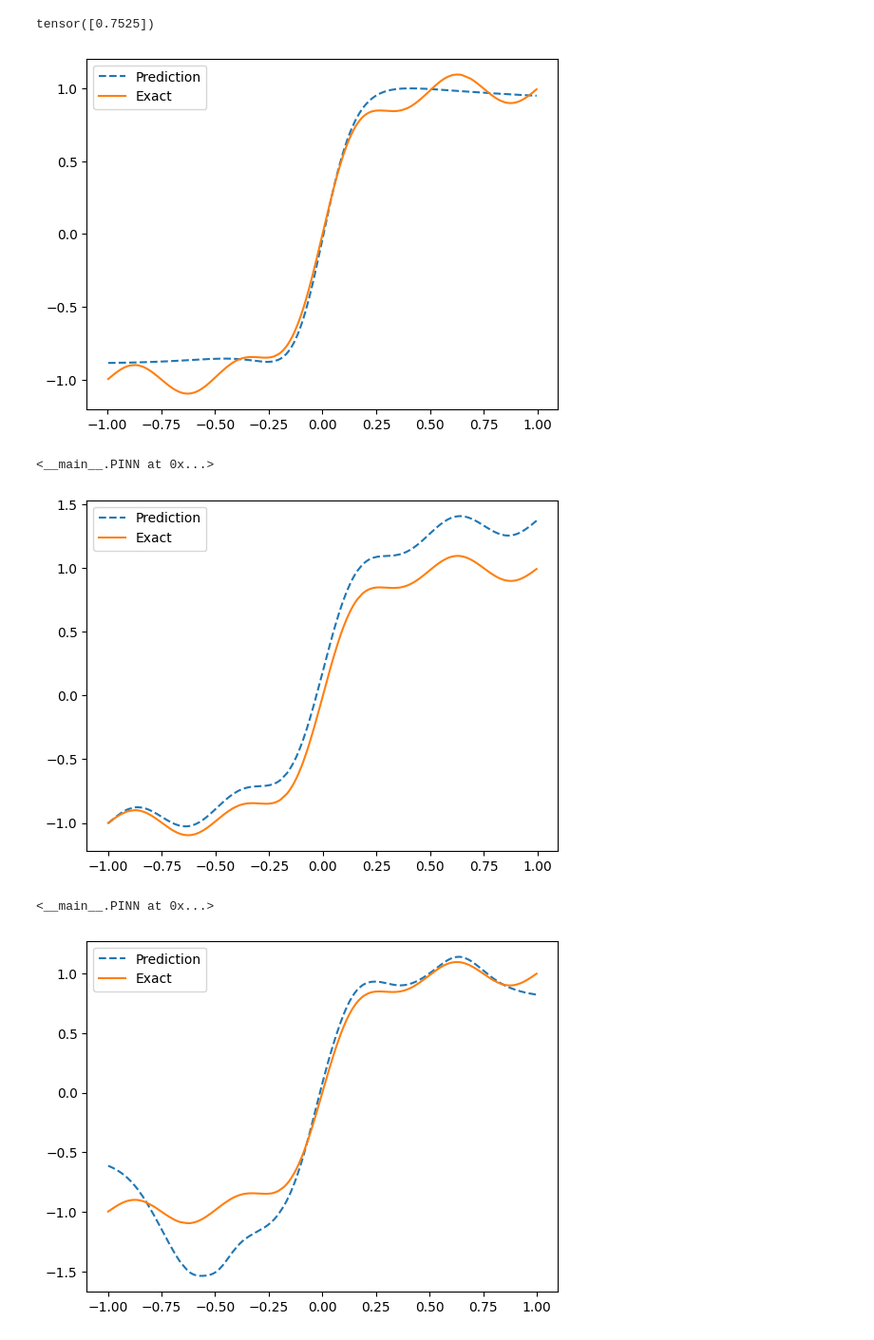
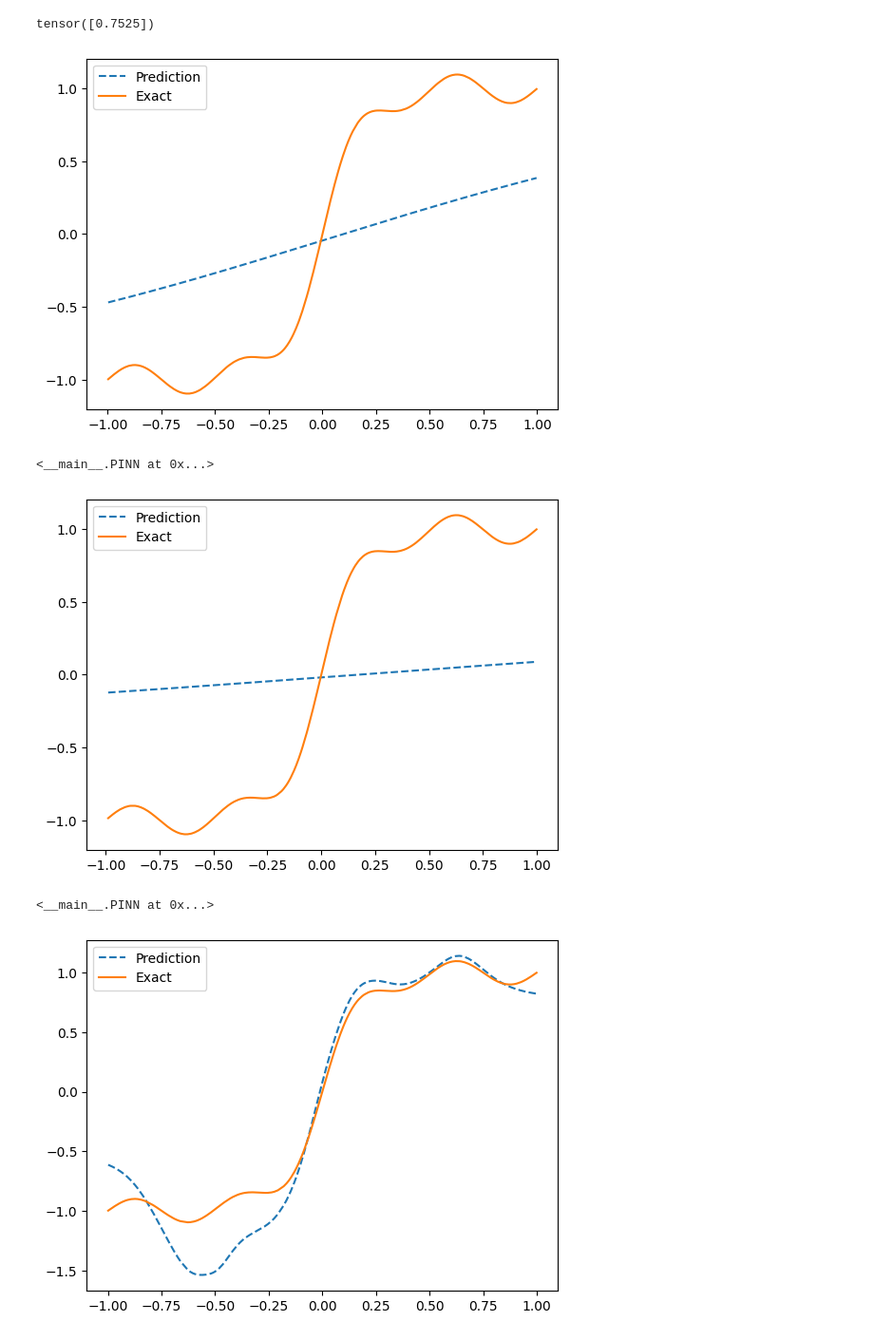
Before and after one commit to Mohammed-khlifi/NeuralPDE-Solver, a Jupyter notebook: main.ipynb, the cells around one changed output. Shown at 95% size. Cells and saved outputs as stored; diff of their text form; code cells hidden in the pictures.

```diff
--- a/main.ipynb
+++ b/main.ipynb
@@ -146,7 +146,16 @@ class PINN:
 
     def build_model(self, input_size, output_size, hidden, layers):
         model = Net(input_size, output_size, hidden, layers).to(self.device)
+        self.initialize_weights(model)
         return model
+
+    def initialize_weights(self, model):
+        for m in model.modules():
+            if isinstance(m, nn.Linear):
+                # Initialize weights with Xavier uniform distribution
+                nn.init.xavier_uniform_(m.weight)
+                if m.bias is not None:
+                    nn.init.zeros_(m.bias)
 
     def derivation(self, u, x, order=1):
         for _ in range(order):
@@ -1067,14 +1076,14 @@ domaine = [-1,1]
 
 solver = Solver()
 # %%
-solver.solve(dimensions =1 ,domaine= domaine , source_function= f, u_exact=u_exact , operator= operator , epochs = 100 , num_points = 100, n_test = 500 , adaptive_weights = False , adaptive_collocation = False , lr = 0.001, plot = True , layers= 3 , watch = False)
+solver.solve(dimensions =1 ,domaine= domaine , source_function= f, u_exact=u_exact , operator= operator , epochs = 1 , num_points = 100, n_test = 500 , adaptive_weights = False , adaptive_collocation = False , lr = 0.001, plot = True , layers= 3 , watch = False)
 # %% [output]
-[figure, old version]
+[figure, new version]
 <__main__.PINN at 0x...>
 # %%
-solver.solve(dimensions =1 ,domaine= domaine , source_function= f , operator= operator , epochs = 1000 , num_points = 100, n_test = 500 , adaptive_weights = False , adaptive_collocation = True , lr = 0.001, plot = True , layers= 3 , watch = False)
+solver.solve(dimensions =1 ,domaine= domaine , source_function= f , operator= operator, u_exact= u_exact , epochs = 1 , num_points = 100, n_test = 500 , adaptive_weights = False , adaptive_collocation = True , lr = 0.001, plot = True , layers= 3 , watch = False)
 # %% [output]
-[figure, old version]
+[figure, new version]
 <__main__.PINN at 0x...>
 # %%
 solver.solve(dimensions =1 ,domaine= domaine , source_function= f , operator= operator , epochs = 1000 , num_points = 20, n_test = 500 , adaptive_weights = True , adaptive_collocation = False , lr = 0.001, plot = True , layers= 3 , watch = False)
```
Also changed, not shown: parts of 2 cells of this notebook.
